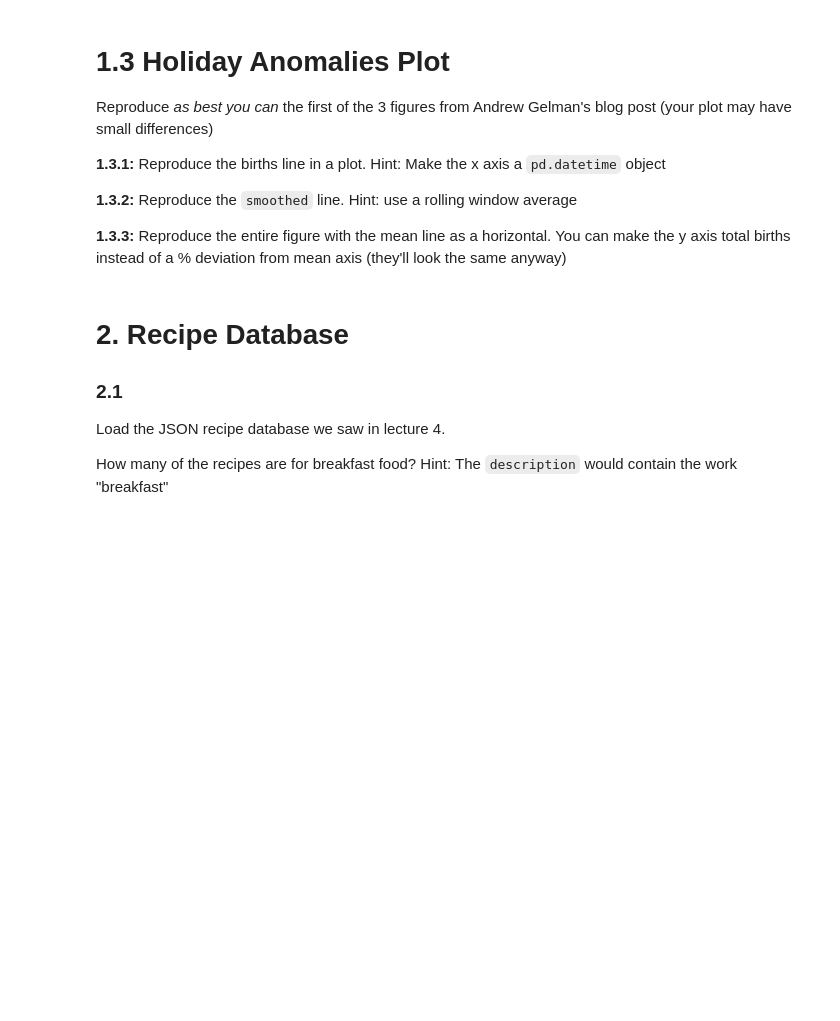
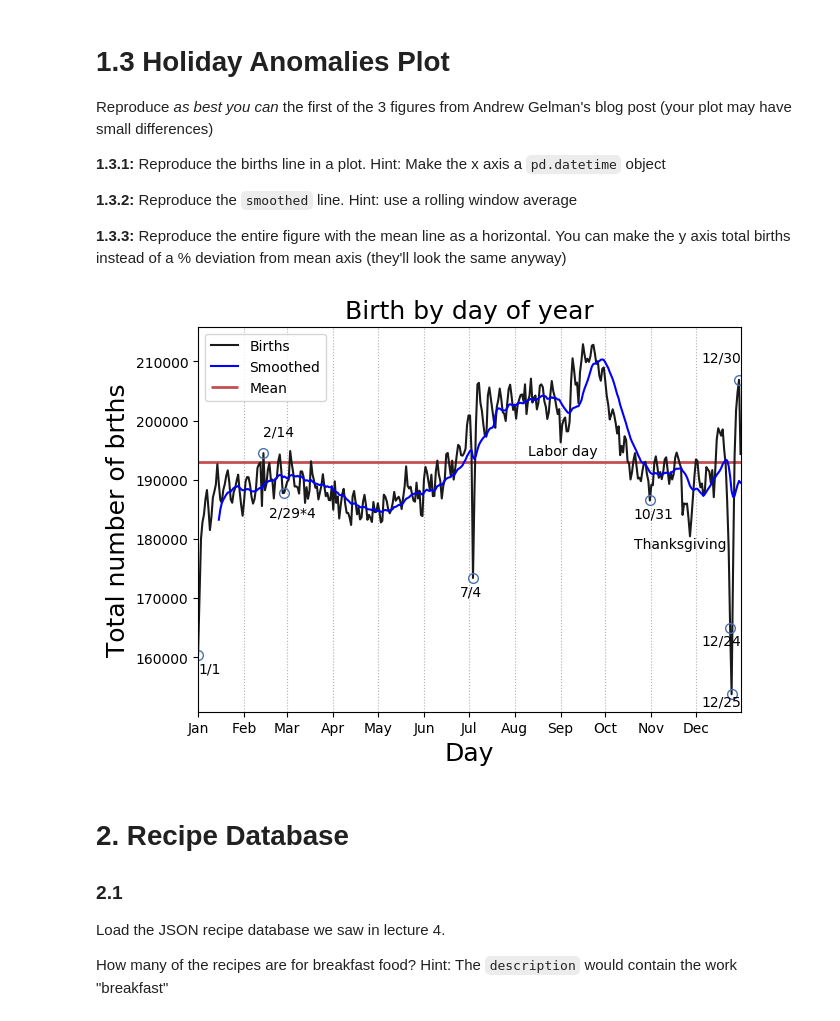
Before and after one commit to cb-ds-1/m2-3-exploration, a Jupyter notebook: workshop.ipynb, the cells around one changed output. Cells and saved outputs as stored; diff of their text form; code cells hidden in the pictures; blank space fills up the shorter version.

Commit message:
Kevin Seyranoglu m2-3-exploration workshop done

```diff
--- a/workshop.ipynb
+++ b/workshop.ipynb
@@ -28,6 +60,101 @@ Reproduce *as best you can* the first of the 3 figures from Andrew Gelman's blog
 **1.3.2:** Reproduce the `smoothed` line. Hint: use a rolling window average
 
 **1.3.3:** Reproduce the entire figure with the mean line as a horizontal. You can make the y axis total births instead of a % deviation from mean axis (they'll look the same anyway)
+# %%
+plt.style.use('default')
+df=pd.read_csv('data/births.csv')
+
+
+
+df=df.dropna()
+df=df.loc[df.day<=31]
+df.day=df.day.astype(int)
+a=df.groupby(['month','day']).sum()
+a=a.drop(columns='year')
+a=a.loc[a.births>50000]
+a.index = [pd.datetime(2020, month, day)
+                        for (month, day) in a.index]
+b=a.rolling(15).mean()
+
+mean=a.births.mean()
+
+
+
+
+
+
+fig, ax = plt.subplots(figsize=(7,5))
+
+ax.plot(a.index,a.births,color='k',label='Births')
+ax.plot(b,color='blue',label='Smoothed')
+ax.hlines(y=mean, xmin=a.iloc[0].name, xmax=a.iloc[-1].name,
+linewidth=2, color='r', label ='Mean')
+ax.legend(loc='upper left')
+ax.set_ylabel('Total number of brths',fontsize=18)
+ax.set_xlabel('Day',fontsize=18)
+ax.set_title('Birth by day of year',fontsize=18)
+ax.set_xlim(a.iloc[0].name,a.iloc[-1].name)
+ax.xaxis.grid(linestyle=':') # horizontal lines
+
+dateList=[(7,4),(2,14),(1,1),(2,28),(10,31),(12,30),(12,24),(12,25)]
+for m,d in dateList:
+    ax.plot(a.loc[a.index==pd.datetime(2020, m, d)],'ob', mfc='none',Markersize=7)
+
+
+
+#can be done in a loop
+ax.text(pd.datetime(2020, 6, 25),
+a.loc[a.index==pd.datetime(2020, 7, 4)].values-3000,
+'7/4',fontsize=10)
+
+ax.text(pd.datetime(2020, 1, 1),
+a.loc[a.index==pd.datetime(2020, 1, 1)].values-3000,
+'1/1',fontsize=10)
+
+
+ax.text(pd.datetime(2020, 2, 14),
+a.loc[a.index==pd.datetime(2020, 2, 14)].values+3000,
+'2/14',fontsize=10)
+
+ax.text(pd.datetime(2020, 2, 18),
+a.loc[a.index==pd.datetime(2020, 2, 28)].values-4000,
+'2/29*4',fontsize=10)
+
+ax.text(pd.datetime(2020, 10, 20),
+a.loc[a.index==pd.datetime(2020, 10, 31)].values-3000,
+'10/31',fontsize=10)
+
+ax.text(pd.datetime(2020, 12, 5),
+a.loc[a.index==pd.datetime(2020, 12, 30)].values+3000,
+'12/30',fontsize=10)
+
+ax.text(pd.datetime(2020, 12, 5),
+a.loc[a.index==pd.datetime(2020, 12, 24)].values-3000,
+'12/24',fontsize=10)
+
+ax.text(pd.datetime(2020, 12, 5),
+a.loc[a.index==pd.datetime(2020, 12, 25)].values-2000,
+'12/25',fontsize=10)
+
+ax.text(pd.datetime(2020, 8, 10),
+a.loc[a.index==pd.datetime(2020, 9, 5)].values-4000,
+'Labor day ',fontsize=10)
+
+
+ax.text(pd.datetime(2020,10 , 20),
+a.loc[a.index==pd.datetime(2020, 11, 26)].values-5000,
+'Thanksgiving ',fontsize=10)
+
+
+
+month = ['Jan','Feb','Mar','Apr','May','Jun','Jul','Aug','Sep','Oct','Nov','Dec']
+#changing the xticks
+ax.set_xticklabels(month)
+
+
+plt.show()
+# %% [output]
+[figure, added]
 # %% [markdown]
 # 2. Recipe Database
 
```
Also changed, not shown: parts of 10 cells of this notebook.
